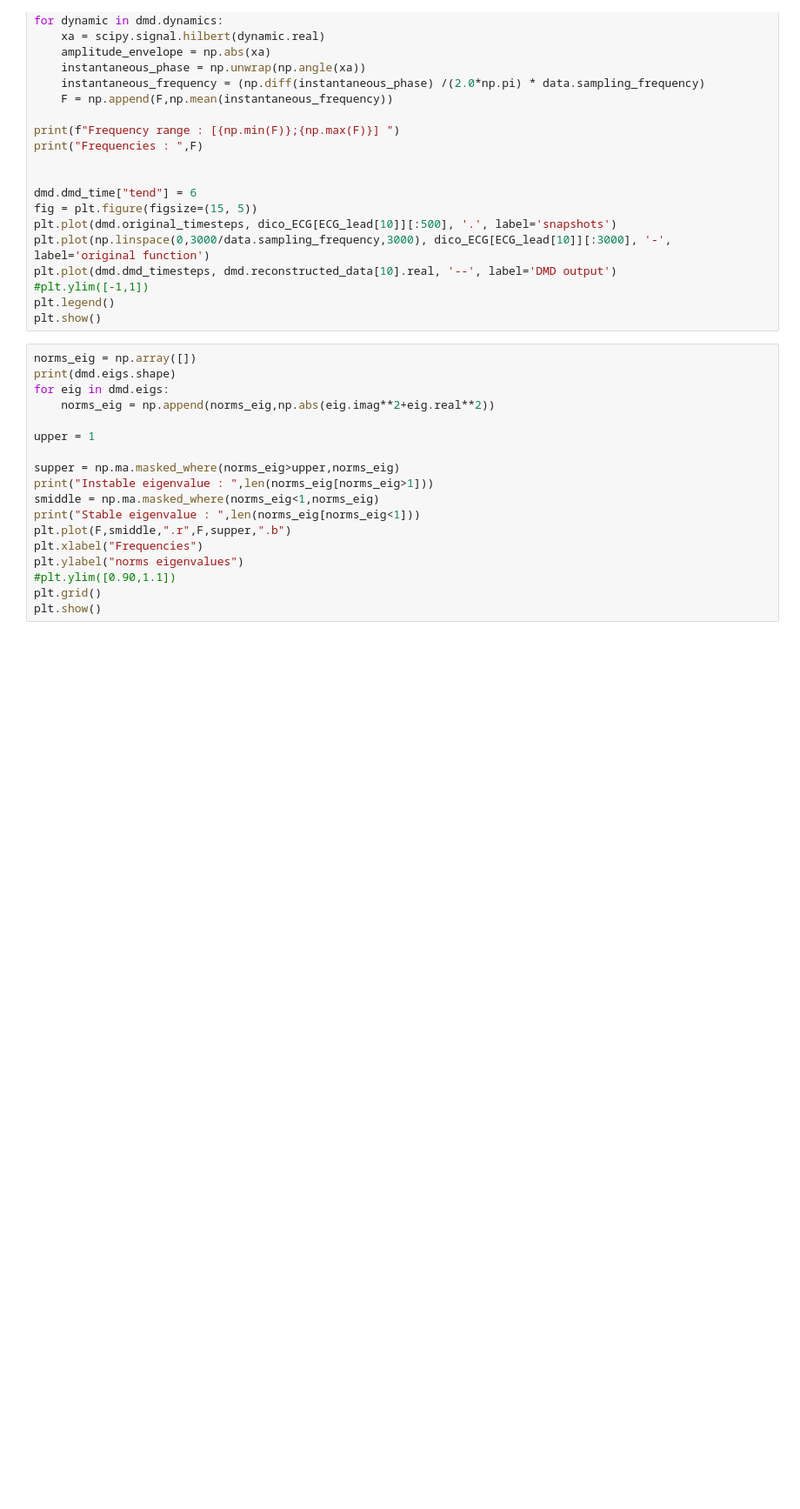
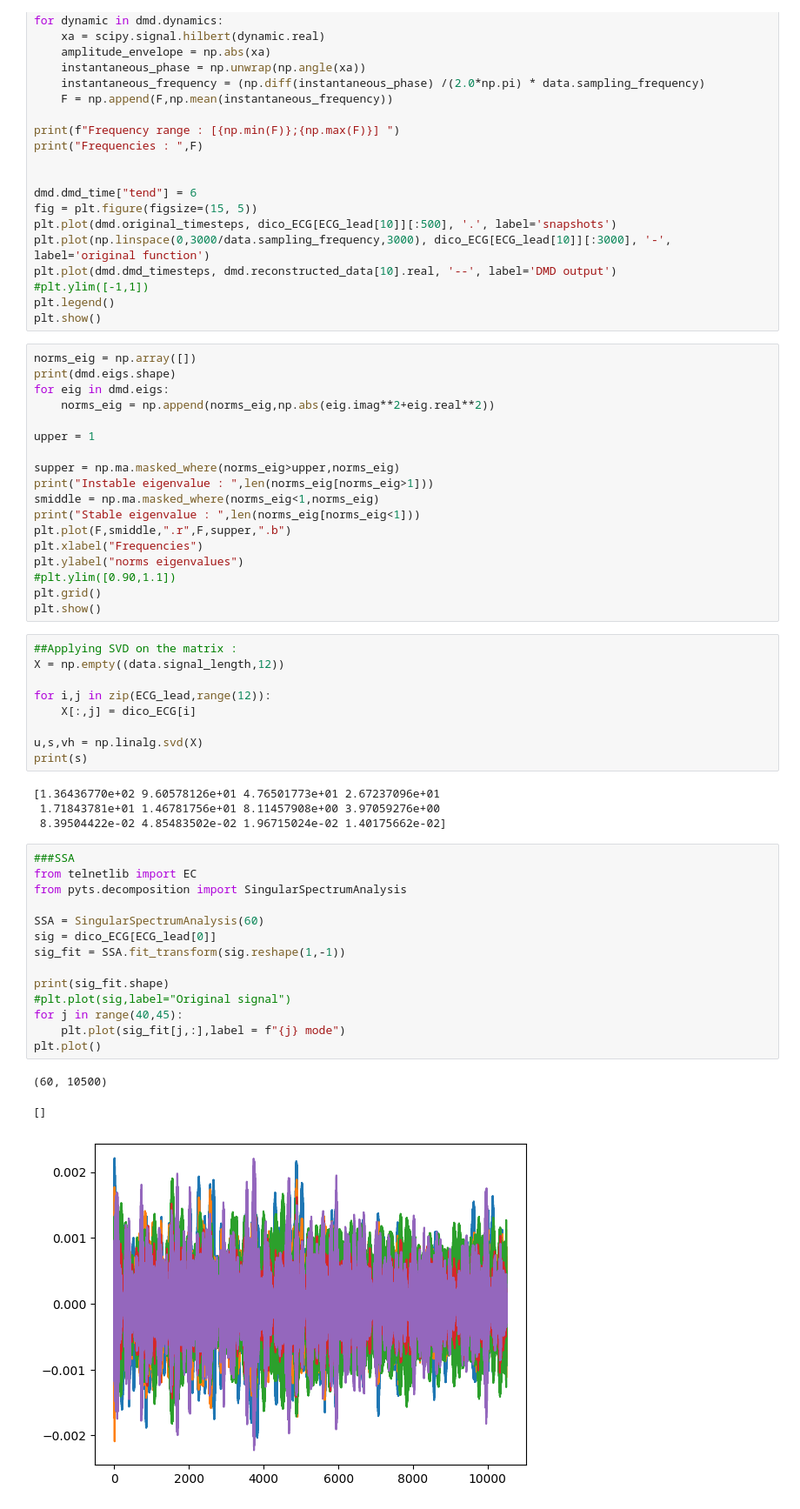
Before and after one commit to CBergerEPFL/maitrise, a Jupyter notebook: test_sample.ipynb, the cells around one changed output. Shown at 87% size. Drawn from its saved outputs; the diff is of its cells as text; blank space fills up the shorter version.

```diff
--- a/test_sample.ipynb
+++ b/test_sample.ipynb
@@ -2097,3 +2111,34 @@ plt.ylabel("norms eigenvalues")
 #plt.ylim([0.90,1.1])
 plt.grid()
 plt.show()
+# %%
+##Applying SVD on the matrix :
+X = np.empty((data.signal_length,12))
+
+for i,j in zip(ECG_lead,range(12)):
+    X[:,j] = dico_ECG[i]
+
+u,s,vh = np.linalg.svd(X)
+print(s)
+# %% [output]
+[1.36436770e+02 9.60578126e+01 4.76501773e+01 2.67237096e+01
+ 1.71843781e+01 1.46781756e+01 8.11457908e+00 3.97059276e+00
+ 8.39504422e-02 4.85483502e-02 1.96715024e-02 1.40175662e-02]
+# %%
+###SSA
+from telnetlib import EC
+from pyts.decomposition import SingularSpectrumAnalysis
+
+SSA = SingularSpectrumAnalysis(60)
+sig = dico_ECG[ECG_lead[0]]
+sig_fit = SSA.fit_transform(sig.reshape(1,-1))
+
+print(sig_fit.shape)
+#plt.plot(sig,label="Original signal")
+for j in range(40,45):
+    plt.plot(sig_fit[j,:],label = f"{j} mode")
+plt.plot()
+# %% [output]
+(60, 10500)
+[]
+[figure, added]
```
Also changed, not shown: parts of 1 cell of this notebook, 2 other files.
